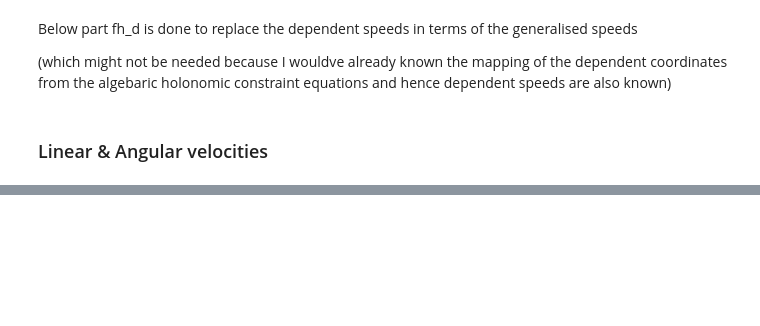
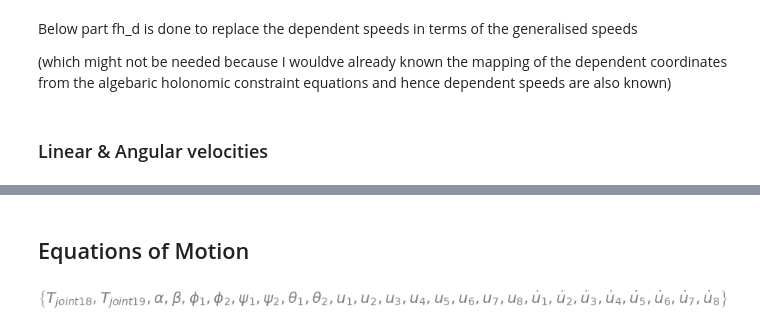
Before and after one commit to Soorajvasu/Biomechanics_math_modelling, a Jupyter notebook: torso_mechanism/torso dynamics/torso_dynamics.ipynb, the cells around one changed output, grey strips where cells are left out. Cells and saved outputs as stored; diff of their text form; code cells hidden in the pictures; blank space fills up the shorter version.

```diff
--- a/torso_mechanism/torso dynamics/torso_dynamics.ipynb
+++ b/torso_mechanism/torso dynamics/torso_dynamics.ipynb
@@ -213,0 +308,8 @@ C1.vel(N)
+# %% [markdown]
+## Equations of Motion
+# %%
+EOM = Fr + Frs
+
+me.find_dynamicsymbols(EOM)
+# %% [output]
+[figure, added]
```
Also changed, not shown: parts of 22 cells of this notebook, 1 other file.
